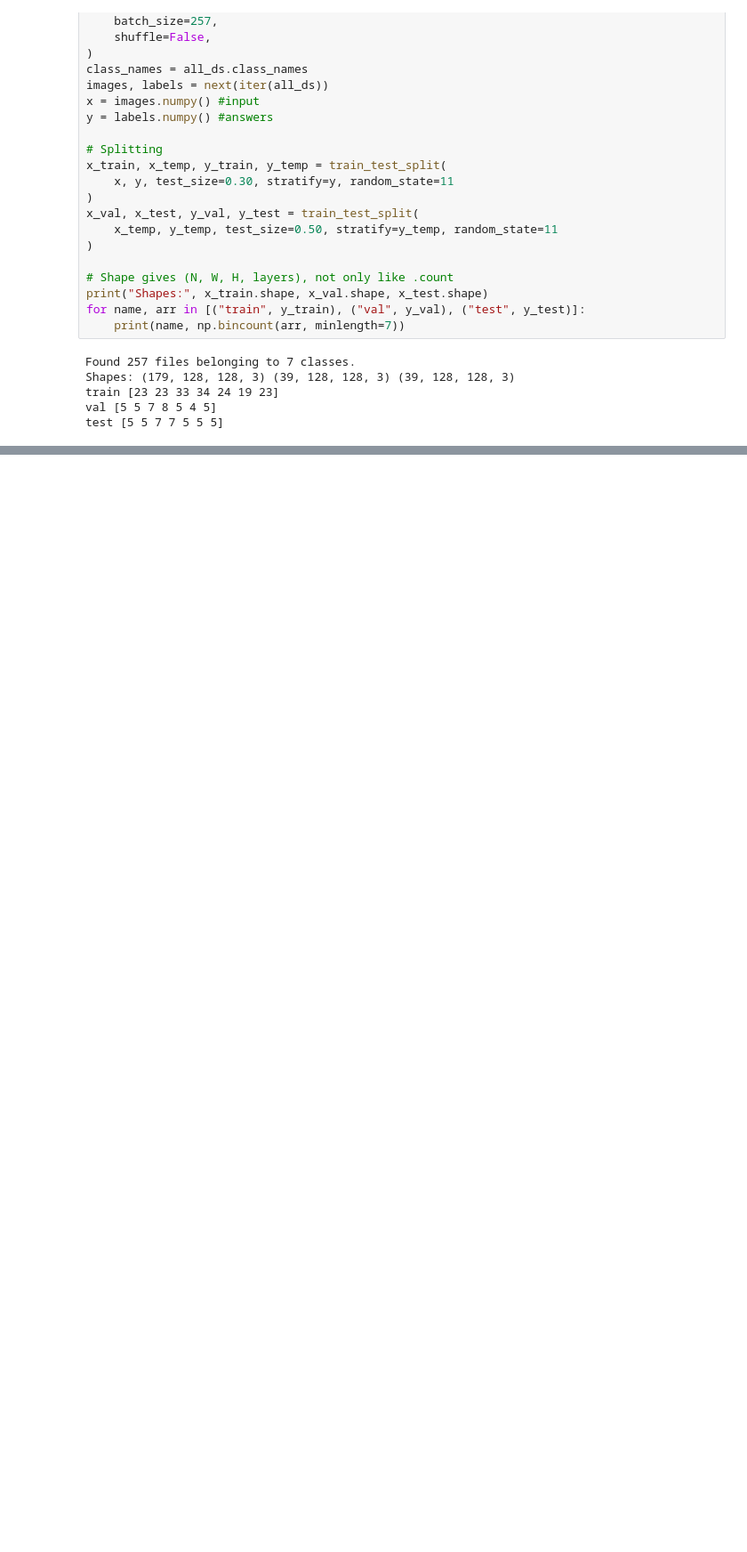
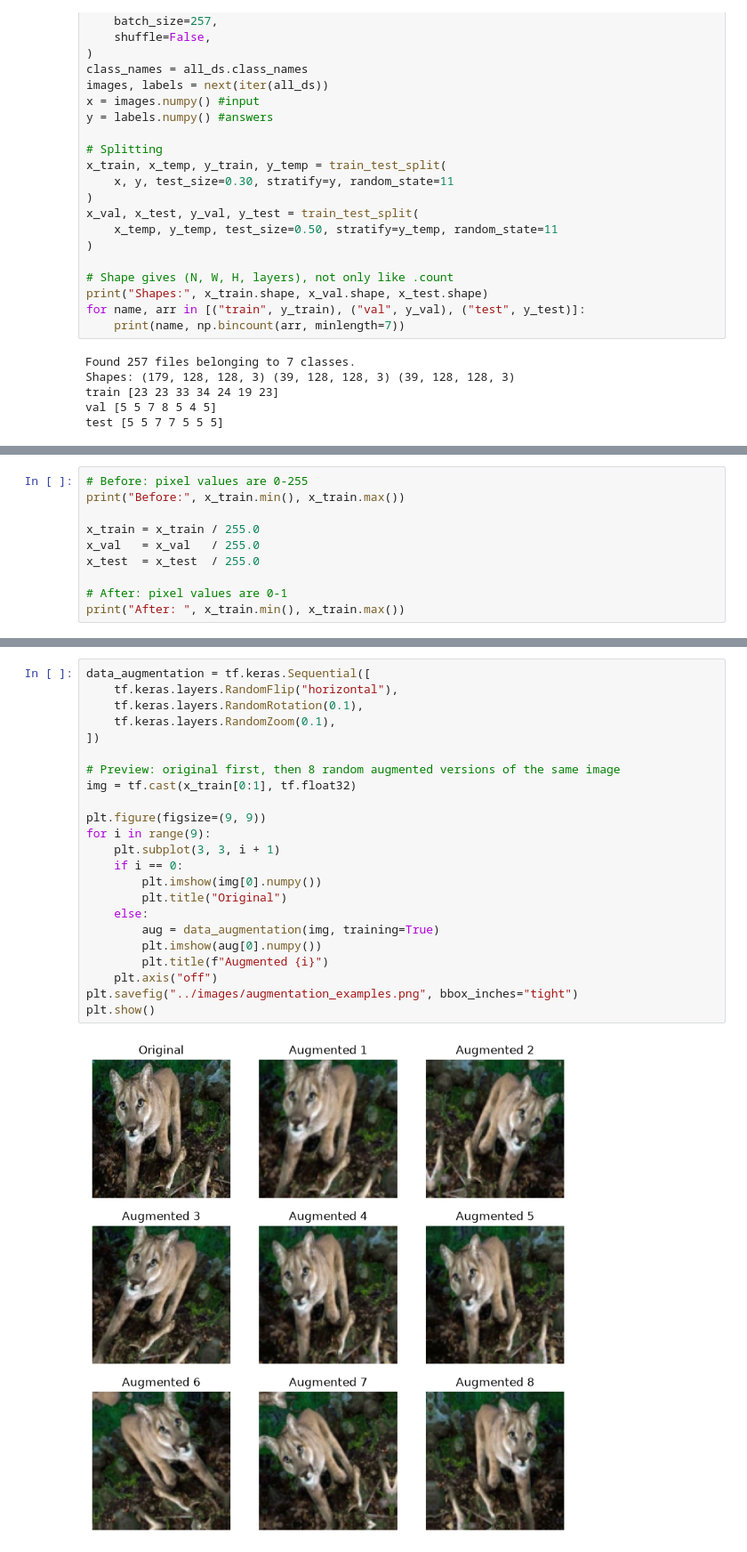
Before and after one commit to tituslogoo/cnn-assignment, a Jupyter notebook: notebooks/cnn_classification.ipynb, the cells around one changed output, grey strips where cells are left out. Shown at 89% size. Drawn from its saved outputs; the diff is of its cells as text; blank space fills up the shorter version.

```diff
--- a/notebooks/cnn_classification.ipynb
+++ b/notebooks/cnn_classification.ipynb
@@ -99,0 +103,10 @@ test [5 5 7 7 5 5 5]
+# %%
+# Before: pixel values are 0-255
+print("Before:", x_train.min(), x_train.max())
+
+x_train = x_train / 255.0
+x_val   = x_val   / 255.0
+x_test  = x_test  / 255.0
+
+# After: pixel values are 0-1
+print("After: ", x_train.min(), x_train.max())
@@ -99,0 +119,25 @@ test [5 5 7 7 5 5 5]
+# %%
+data_augmentation = tf.keras.Sequential([
+    tf.keras.layers.RandomFlip("horizontal"),
+    tf.keras.layers.RandomRotation(0.1),
+    tf.keras.layers.RandomZoom(0.1),
+])
+
+# Preview: original first, then 8 random augmented versions of the same image
+img = tf.cast(x_train[0:1], tf.float32)
+
+plt.figure(figsize=(9, 9))
+for i in range(9):
+    plt.subplot(3, 3, i + 1)
+    if i == 0:
+        plt.imshow(img[0].numpy())
+        plt.title("Original")
+    else:
+        aug = data_augmentation(img, training=True)
+        plt.imshow(aug[0].numpy())
+        plt.title(f"Augmented {i}")
+    plt.axis("off")
+plt.savefig("../images/augmentation_examples.png", bbox_inches="tight")
+plt.show()
+# %% [output]
+[figure, added]
```
Also changed, not shown: parts of 6 cells of this notebook, 1 other file.
